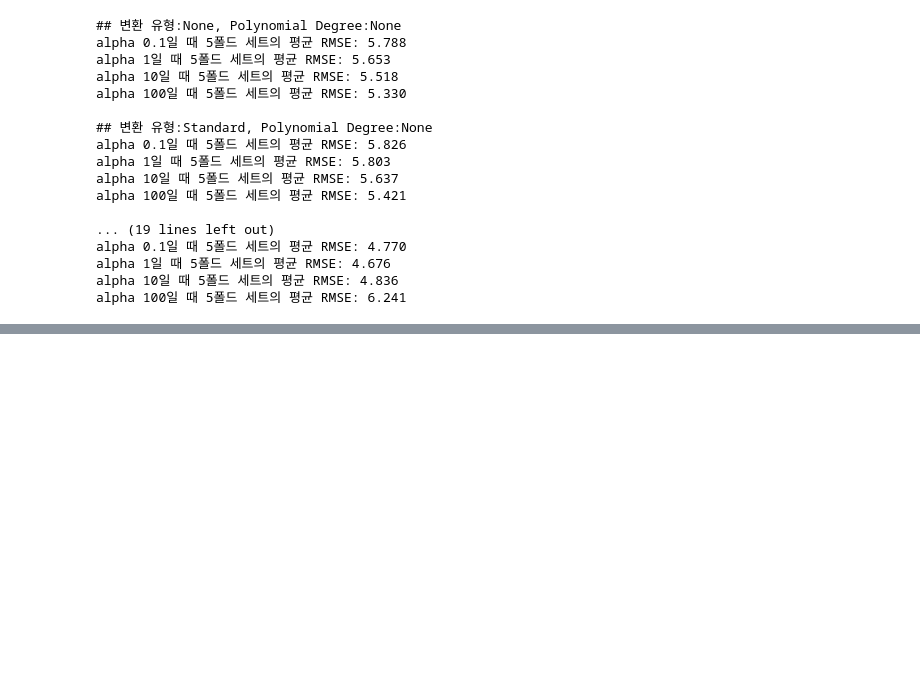
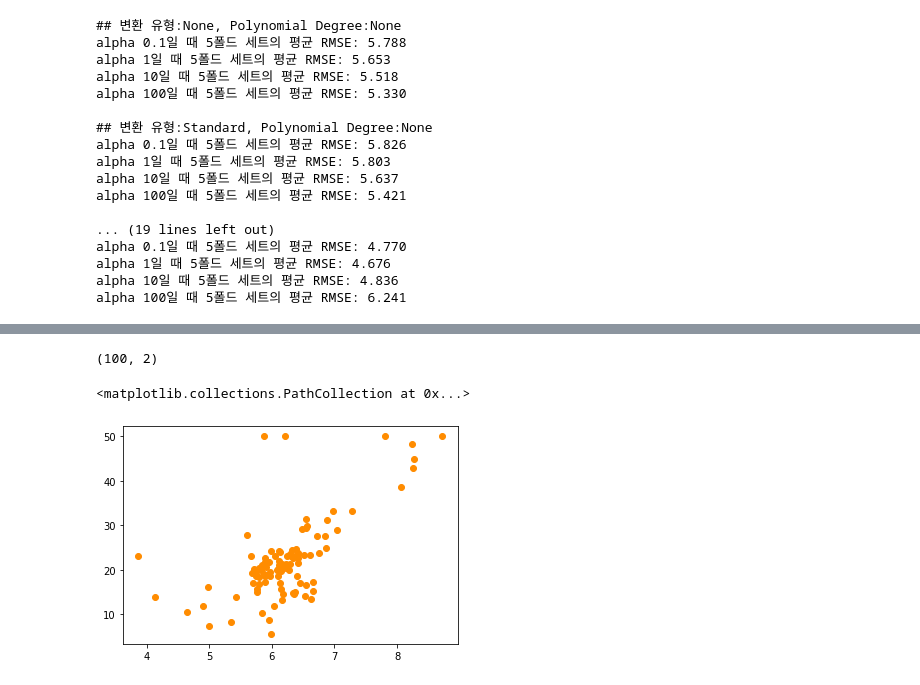
Before and after one commit to Jung-jieun/guide, a Jupyter notebook: Regression.ipynb, the cells around one changed output, grey strips where cells are left out. Saved outputs shown, nothing was run; the diff lists cells and outputs as text; code cells hidden in the pictures; blank space fills up the shorter version.

```diff
--- a/Regression.ipynb
+++ b/Regression.ipynb
@@ -601,0 +681,12 @@ alpha 100일 때 5폴드 세트의 평균 RMSE: 6.241
+# %%
+import matplotlib.pyplot as plt
+
+boston_sample = boston_df[['RM', 'PRICE']]
+boston_sample = boston_sample.sample(n=100, random_state=0) # 100개만 샘플링
+print(boston_sample.shape)
+plt.figure()
+plt.scatter(boston_sample.RM, boston_sample.PRICE, c="darkorange")
+# %% [output]
+(100, 2)
+<matplotlib.collections.PathCollection at 0x...>
+[figure, added]
```
Also changed, not shown: parts of 8 cells of this notebook.
